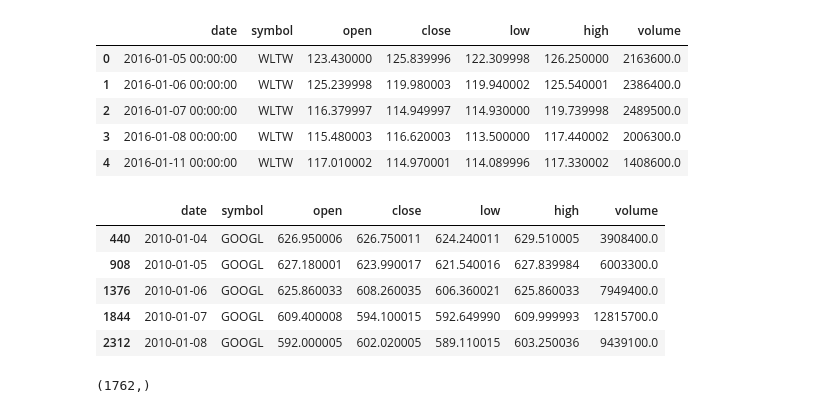
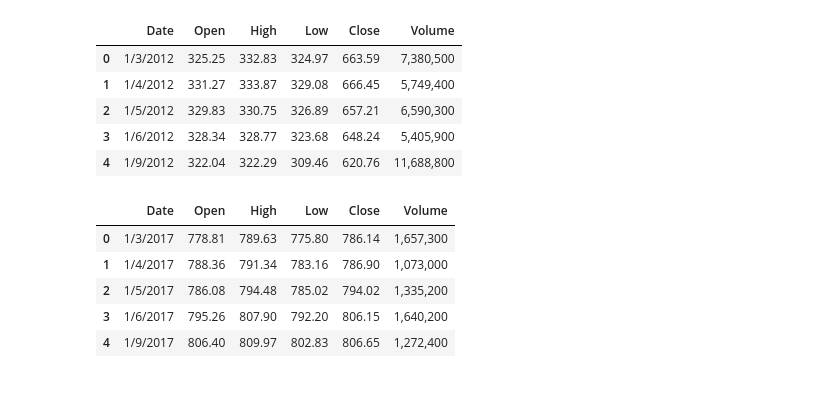
Before and after one commit to Pankajchandan/CMPE297, a Jupyter notebook: lab2-stock price.ipynb, the cells around one changed output. Cells and saved outputs as stored; diff of their text form; code cells hidden in the pictures.

```diff
--- a/lab2-stock price.ipynb
+++ b/lab2-stock price.ipynb
@@ -15,13 +16,14 @@ learning_rate = 0.001 # learning rate
 max_epoch = 200 # no of epochs
 test_train_split = 0.8 #test train split
 # %%
-prices_dataset =  pd.read_csv('prices.csv', header=0)
+prices_dataset_train =  pd.read_csv('Google_Stock_Price_Train.csv', header=0)
+prices_dataset_test =  pd.read_csv('Google_Stock_Price_Test.csv', header=0)
 # %%
-prices_dataset.head()
+prices_dataset_train.head()
 # %% [output]
-|  | date | symbol | open | close | low | high | volume |
-| 0 | 2016-01-05 00:00:00 | WLTW | 123.430000 | 125.839996 | 122.309998 | 126.250000 | 2163600.0 |
-| 1 | 2016-01-06 00:00:00 | WLTW | 125.239998 | 119.980003 | 119.940002 | 125.540001 | 2386400.0 |
-| 2 | 2016-01-07 00:00:00 | WLTW | 116.379997 | 114.949997 | 114.930000 | 119.739998 | 2489500.0 |
-| 3 | 2016-01-08 00:00:00 | WLTW | 115.480003 | 116.620003 | 113.500000 | 117.440002 | 2006300.0 |
-| 4 | 2016-01-11 00:00:00 | WLTW | 117.010002 | 114.970001 | 114.089996 | 117.330002 | 1408600.0 |
+|  | Date | Open | High | Low | Close | Volume |
+| 0 | 1/3/2012 | 325.25 | 332.83 | 324.97 | 663.59 | 7,380,500 |
+| 1 | 1/4/2012 | 331.27 | 333.87 | 329.08 | 666.45 | 5,749,400 |
+| 2 | 1/5/2012 | 329.83 | 330.75 | 326.89 | 657.21 | 6,590,300 |
+| 3 | 1/6/2012 | 328.34 | 328.77 | 323.68 | 648.24 | 5,405,900 |
+| 4 | 1/9/2012 | 322.04 | 322.29 | 309.46 | 620.76 | 11,688,800 |
@@ -30,9 +30,9 @@ google = prices_dataset[prices_dataset['symbol']=='GOOGL']
 # %%
-google.head()
+prices_dataset_test.head()
 # %% [output]
-|  | date | symbol | open | close | low | high | volume |
-| 440 | 2010-01-04 | GOOGL | 626.950006 | 626.750011 | 624.240011 | 629.510005 | 3908400.0 |
-| 908 | 2010-01-05 | GOOGL | 627.180001 | 623.990017 | 621.540016 | 627.839984 | 6003300.0 |
-| 1376 | 2010-01-06 | GOOGL | 625.860033 | 608.260035 | 606.360021 | 625.860033 | 7949400.0 |
-| 1844 | 2010-01-07 | GOOGL | 609.400008 | 594.100015 | 592.649990 | 609.999993 | 12815700.0 |
-| 2312 | 2010-01-08 | GOOGL | 592.000005 | 602.020005 | 589.110015 | 603.250036 | 9439100.0 |
+|  | Date | Open | High | Low | Close | Volume |
+| 0 | 1/3/2017 | 778.81 | 789.63 | 775.80 | 786.14 | 1,657,300 |
+| 1 | 1/4/2017 | 788.36 | 791.34 | 783.16 | 786.90 | 1,073,000 |
+| 2 | 1/5/2017 | 786.08 | 794.48 | 785.02 | 794.02 | 1,335,200 |
+| 3 | 1/6/2017 | 795.26 | 807.90 | 792.20 | 806.15 | 1,640,200 |
+| 4 | 1/9/2017 | 806.40 | 809.97 | 802.83 | 806.65 | 1,272,400 |
@@ -41,4 +38,0 @@ google_stock_prices = google.close.values.astype('float32')
-# %%
-google_stock_prices.shape
-# %% [output]
-(1762,)
```
Also changed, not shown: parts of 29 cells of this notebook.
